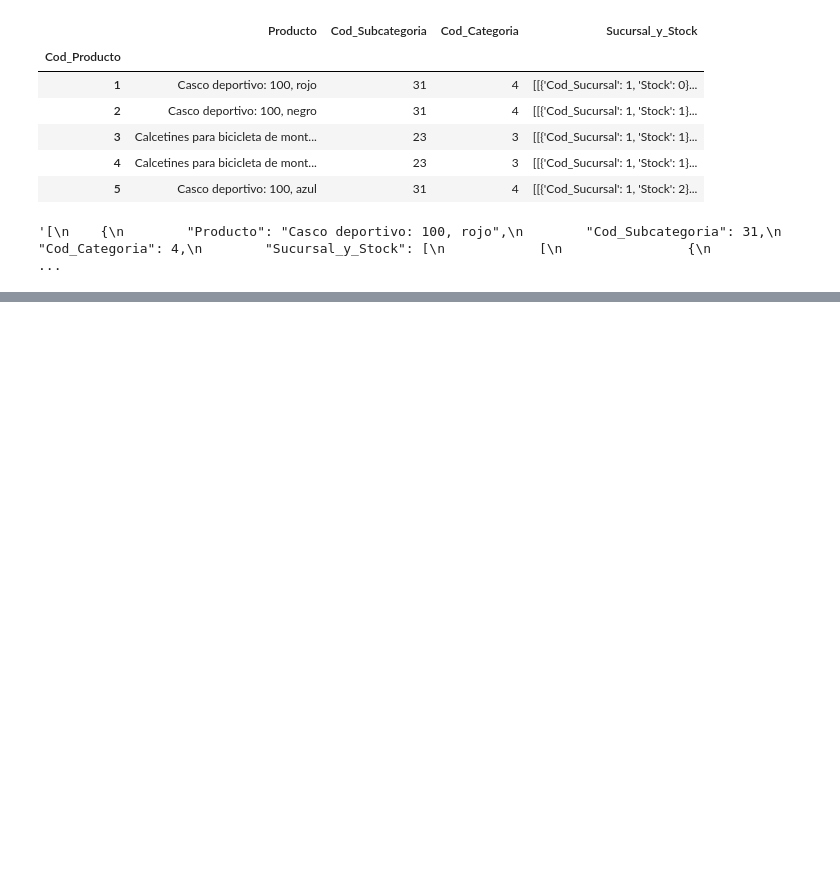
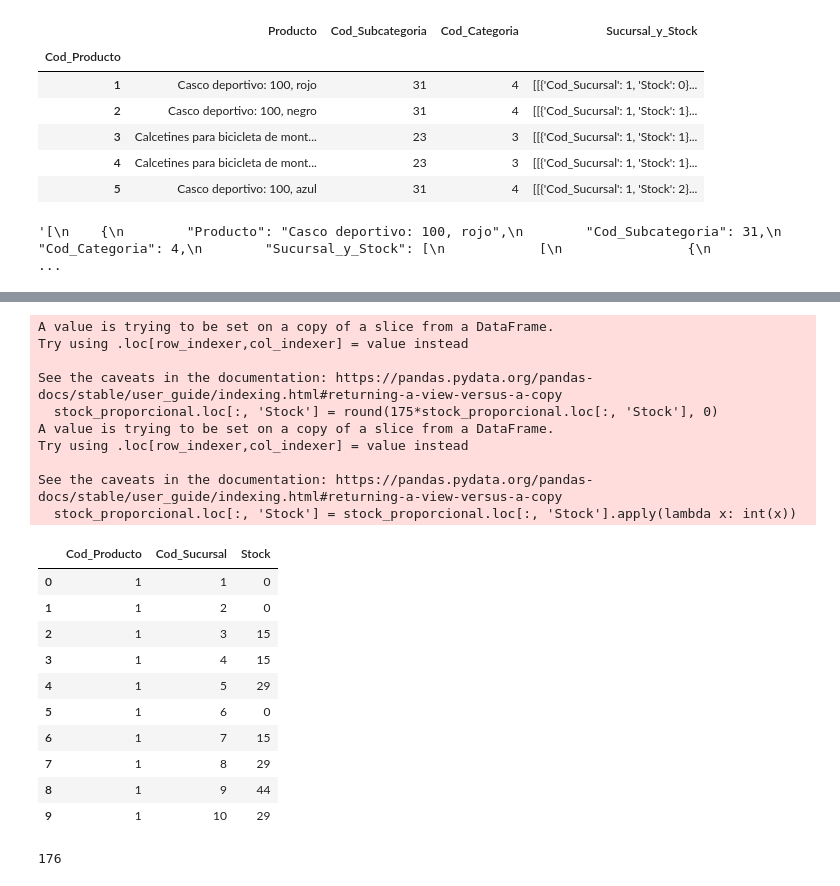
Before and after one commit to federicopfund/data-engineer, a Jupyter notebook: dataframes.ipynb, the cells around one changed output, grey strips where cells are left out. Drawn from its saved outputs; the diff is of its cells as text; code cells hidden in the pictures; blank space fills up the shorter version.

```diff
--- a/dataframes.ipynb
+++ b/dataframes.ipynb
@@ -120,0 +171,31 @@ json.dumps(df_json, indent=4)
+# %%
+stock_proporcional.loc[:, 'Stock'] = round(175*stock_proporcional.loc[:, 'Stock'], 0)
+stock_proporcional.loc[:, 'Stock'] = stock_proporcional.loc[:, 'Stock'].apply(lambda x: int(x))
+#stock_proporcional.loc[:, 'Stock'] = stock_proporcional.loc[:, 'Stock'].apply(lambda x: math.floor(175*x))
+stock_proporcional
+# %% [output]
+A value is trying to be set on a copy of a slice from a DataFrame.
+Try using .loc[row_indexer,col_indexer] = value instead
+
+See the caveats in the documentation: https://pandas.pydata.org/pandas-docs/stable/user_guide/indexing.html#returning-a-view-versus-a-copy
+  stock_proporcional.loc[:, 'Stock'] = round(175*stock_proporcional.loc[:, 'Stock'], 0)
+A value is trying to be set on a copy of a slice from a DataFrame.
+Try using .loc[row_indexer,col_indexer] = value instead
+
+See the caveats in the documentation: https://pandas.pydata.org/pandas-docs/stable/user_guide/indexing.html#returning-a-view-versus-a-copy
+  stock_proporcional.loc[:, 'Stock'] = stock_proporcional.loc[:, 'Stock'].apply(lambda x: int(x))
+|  | Cod_Producto | Cod_Sucursal | Stock |
+| 0 | 1 | 1 | 0 |
+| 1 | 1 | 2 | 0 |
+| 2 | 1 | 3 | 15 |
+| 3 | 1 | 4 | 15 |
+| 4 | 1 | 5 | 29 |
+| 5 | 1 | 6 | 0 |
+| 6 | 1 | 7 | 15 |
+| 7 | 1 | 8 | 29 |
+| 8 | 1 | 9 | 44 |
+| 9 | 1 | 10 | 29 |
+# %%
+stock_proporcional['Stock'].sum()
+# %% [output]
+176
```
Also changed, not shown: parts of 14 cells of this notebook.
